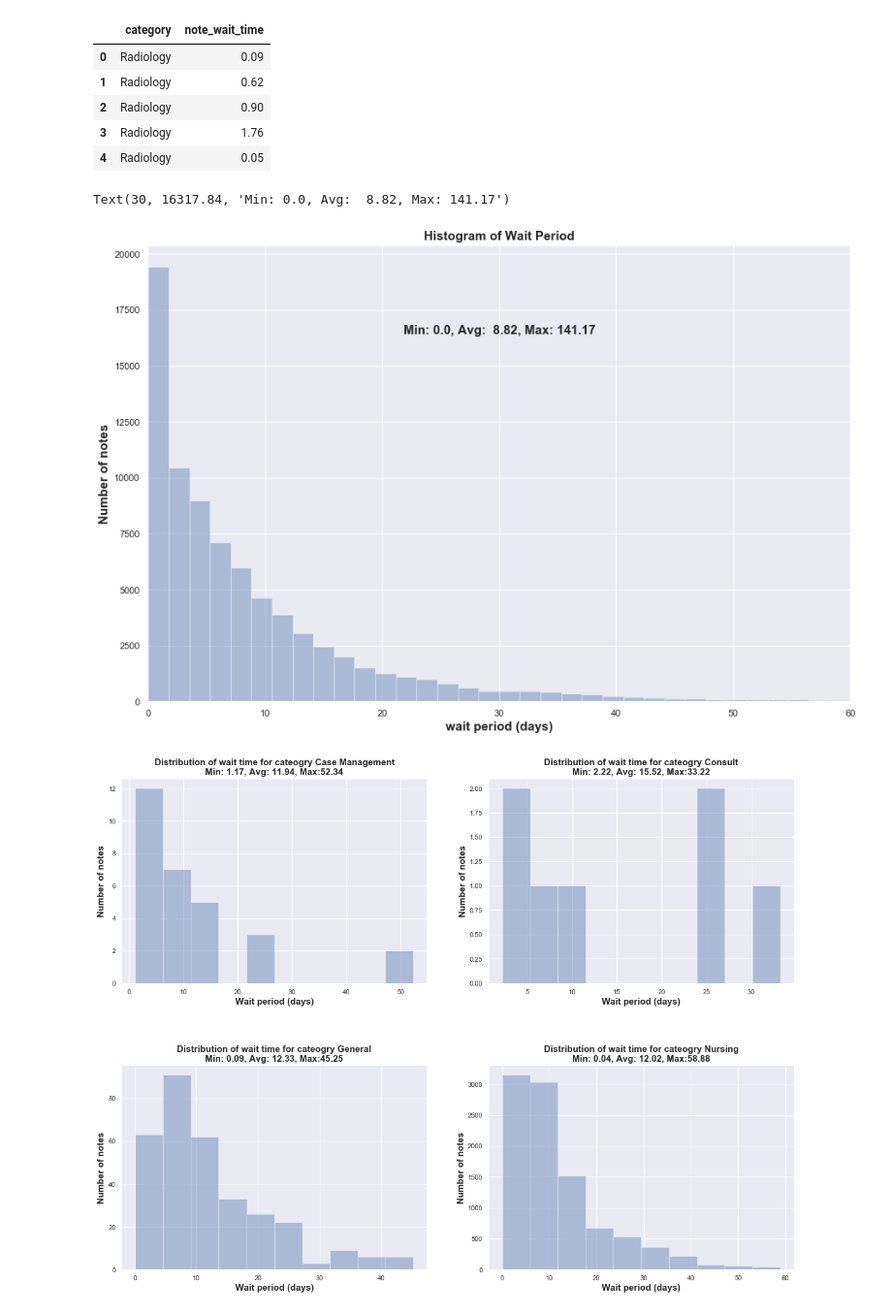
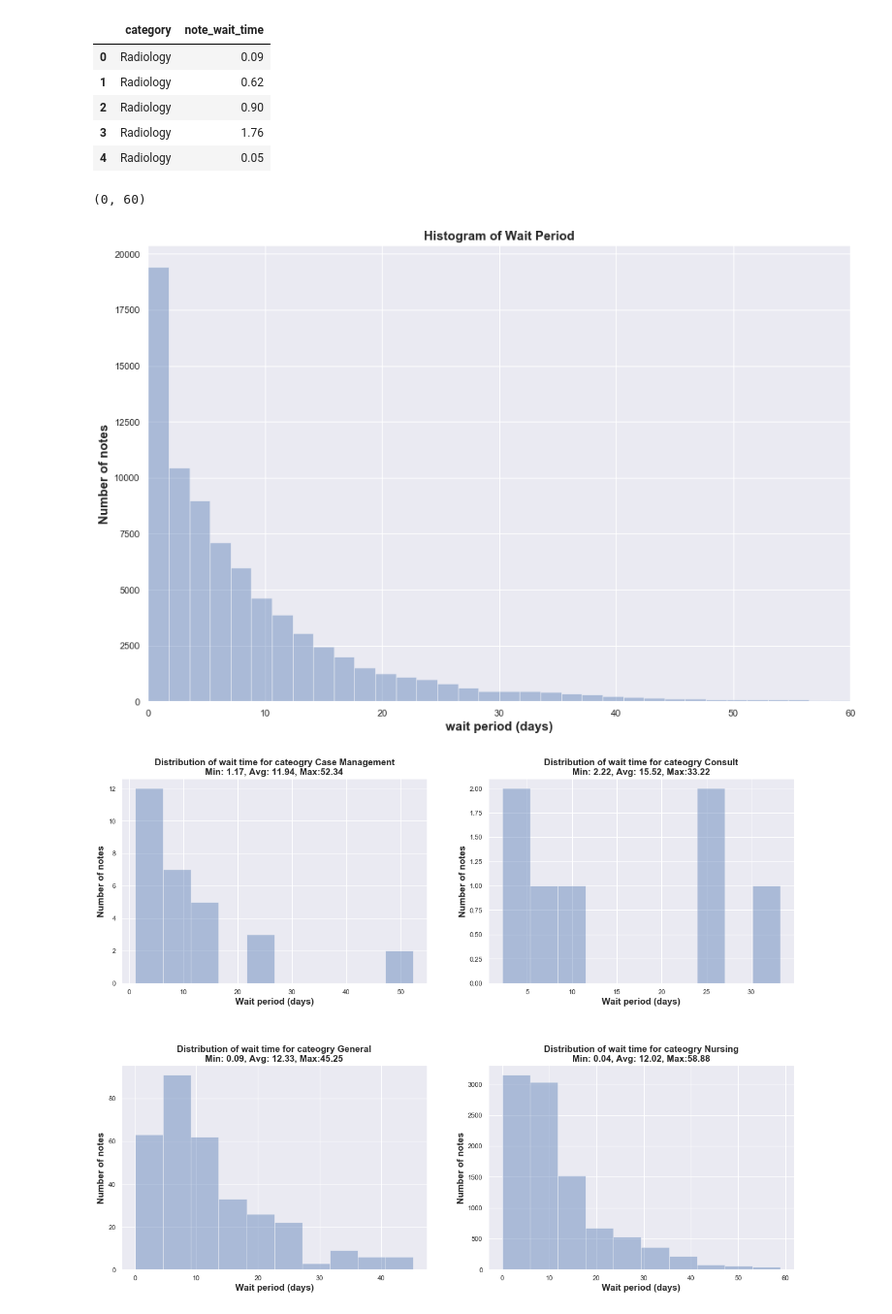
Before and after one commit to sudarshan85/mimic_extraction, a Jupyter notebook: icu_admission_pred/nb/notes_plot.ipynb, the cells around one changed output. Shown: that part at 97% size. Saved outputs shown, nothing was run; the diff lists cells and outputs as text; code cells hidden in the pictures.

```diff
--- a/icu_admission_pred/nb/notes_plot.ipynb
+++ b/icu_admission_pred/nb/notes_plot.ipynb
@@ -97,16 +110,16 @@ df.head()
 # %%
 fig, ax = plt.subplots(figsize=(15, 10))
 mdf = df[['note_wait_time']]
 # mdf = np.log1p(df[['note_wait_time']])
 
 sns.distplot(mdf, kde=False, ax=ax, bins=80)
 ax.set_xlabel('wait period (days)', fontweight='bold', fontsize=15)
 ax.set_ylabel('Number of notes', fontweight='bold', fontsize=15)
 ax.set_title('Histogram of Wait Period', fontweight='bold', fontsize=15)
 # ax.set_xscale('log')
 ax.set_xlim(0, 60)
 
-ax.text(30, ax.get_ylim()[1]*0.80, f"Min: {mdf['note_wait_time'].min()}, Avg: {mdf['note_wait_time'].mean(): 0.2f}, Max: {mdf['note_wait_time'].max()}", fontweight='bold', fontsize=15, ha='center', va='bottom')
+# ax.text(30, ax.get_ylim()[1]*0.80, f"Min: {mdf['note_wait_time'].min()}, Avg: {mdf['note_wait_time'].mean(): 0.2f}, Max: {mdf['note_wait_time'].max()}", fontweight='bold', fontsize=15, ha='center', va='bottom')
 # %% [output]
-Text(30, 16317.84, 'Min: 0.0, Avg:  8.82, Max: 141.17')
+(0, 60)
-[figure, old version]
+[figure, new version]
```
Also changed, not shown: parts of 15 cells of this notebook, 1 other file.
